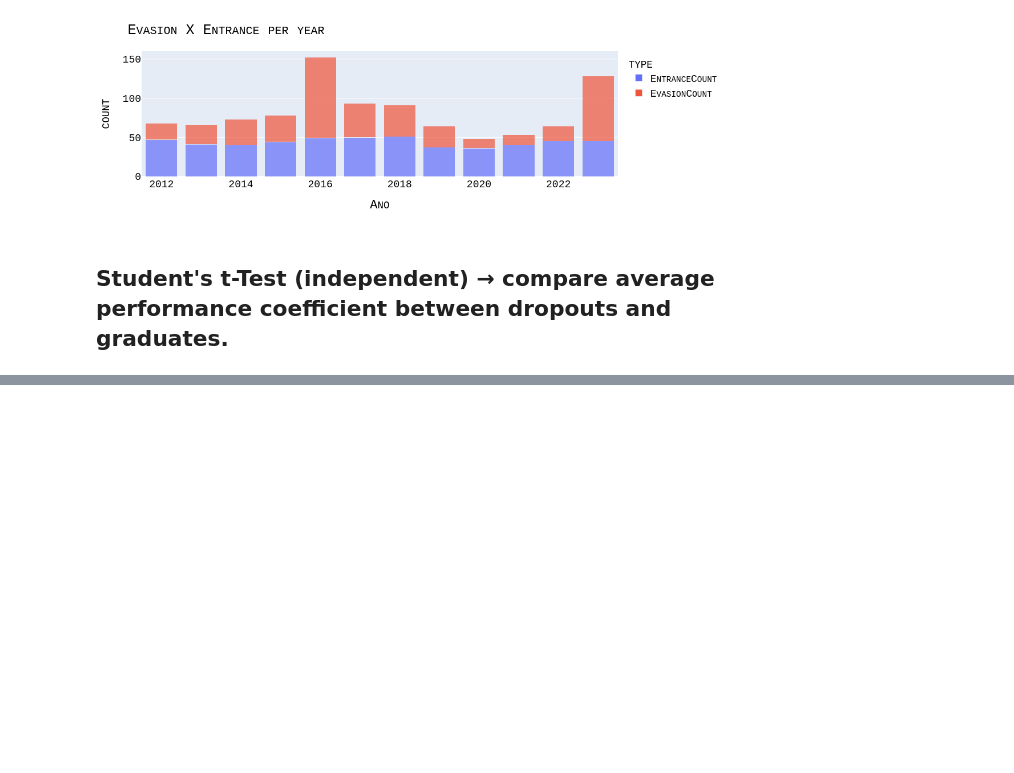
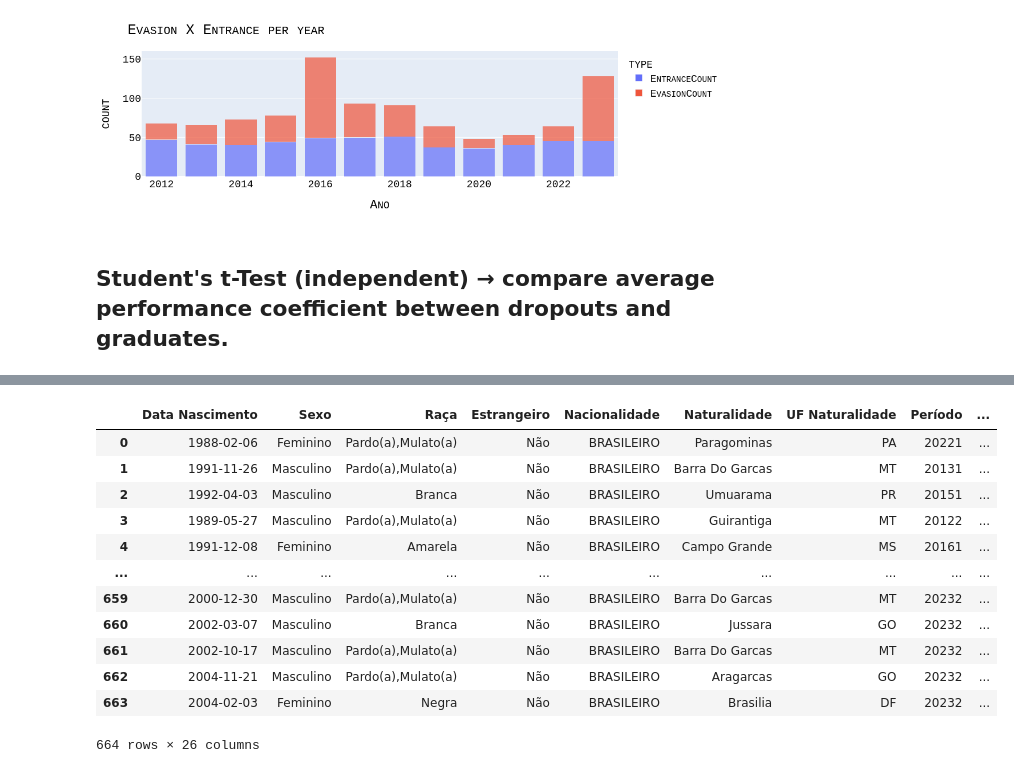
Before and after one commit to auserafim/ai-notebooks, a Jupyter notebook: evaded_college/evaded_college.ipynb, the cells around one changed output, grey strips where cells are left out. Cells and saved outputs as stored; diff of their text form; code cells hidden in the pictures; blank space fills up the shorter version.

Commit message:
the dataset is now ready to be one hot encoded and fed into a ml algorithm

```diff
--- a/evaded_college/evaded_college.ipynb
+++ b/evaded_college/evaded_college.ipynb
@@ -403,6 +403,15 @@ y['AnoEvento'] = np.where (
     np.where(
         y['dataset'] == 'Finished',
         y['Data ocorrência'].dt.to_period('Y'),
-        np.nan
+        np.nan,
+        np.where(
+            y['dataset'] == 'Active',
+            y['Data ocorrência'].dt.to_period('Y'),
+            np.nan
+        )
     )
 )
+
+
+megazord = y.copy()
+megazord.info()
@@ -480,0 +444,16 @@ z.drop_duplicates()
+# %%
+history_modified = history.copy()
+history_modified.drop(columns={ "Código", "Ano", "Nome da Disciplina", "TU", "SE" ,"MF", "Disciplina",
+                               "Grupo de Disciplinas", "Optativa", "Tipo de Disciplina", "Código"}, inplace=True)
+history_modified["Failing"] = history_modified["SF"].isin(["RM", "RMF"]).astype(int)
+
+history_modified["Pass"] = (history_modified["SF"] == "AP").astype(int)
+
+x = history_modified.groupby('rga_anonimo').agg(
+        total_failings=('Failing', 'sum'),
+        total_passes=('Pass', 'sum')
+)
+x['total_subjects_made'] = x['total_failings'] + x['total_passes']
+x['average_failing'] = ( x['total_failings'] / x['total_subjects_made'] ) * 100
+x['average_passing'] = ( x['total_passes'] / x['total_subjects_made'] ) * 100
+x
@@ -480,0 +481,24 @@ z.drop_duplicates()
+# %%
+# megazord.dropna()
+# megazord['Tempo Medio'] = np
+
+
+
+
+zez = pd.merge(megazord, x, on='rga_anonimo', how='inner')
+# %%
+zez
+# %% [output]
+|  | Data Nascimento | Sexo | Raça | Estrangeiro | Nacionalidade | Naturalidade | UF Naturalidade | Período | ... |
+| 0 | 1988-02-06 | Feminino | Pardo(a),Mulato(a) | Não | BRASILEIRO | Paragominas | PA | 20221 | ... |
+| 1 | 1991-11-26 | Masculino | Pardo(a),Mulato(a) | Não | BRASILEIRO | Barra Do Garcas | MT | 20131 | ... |
+| 2 | 1992-04-03 | Masculino | Branca | Não | BRASILEIRO | Umuarama | PR | 20151 | ... |
+| 3 | 1989-05-27 | Masculino | Pardo(a),Mulato(a) | Não | BRASILEIRO | Guirantiga | MT | 20122 | ... |
+| 4 | 1991-12-08 | Feminino | Amarela | Não | BRASILEIRO | Campo Grande | MS | 20161 | ... |
+| ... | ... | ... | ... | ... | ... | ... | ... | ... | ... |
+| 659 | 2000-12-30 | Masculino | Pardo(a),Mulato(a) | Não | BRASILEIRO | Barra Do Garcas | MT | 20232 | ... |
+| 660 | 2002-03-07 | Masculino | Branca | Não | BRASILEIRO | Jussara | GO | 20232 | ... |
+| 661 | 2002-10-17 | Masculino | Pardo(a),Mulato(a) | Não | BRASILEIRO | Barra Do Garcas | MT | 20232 | ... |
+| 662 | 2004-11-21 | Masculino | Pardo(a),Mulato(a) | Não | BRASILEIRO | Aragarcas | GO | 20232 | ... |
+| 663 | 2004-02-03 | Feminino | Negra | Não | BRASILEIRO | Brasilia | DF | 20232 | ... |
+664 rows × 26 columns
```
Also changed, not shown: parts of 9 cells of this notebook.
